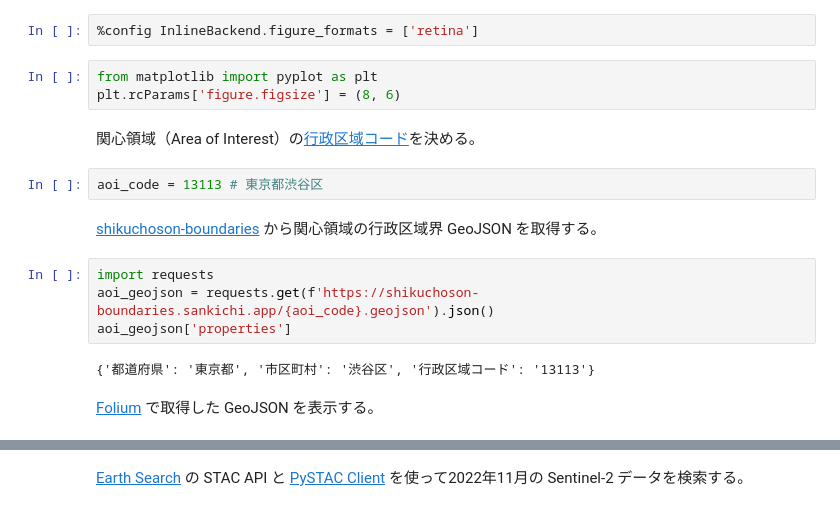
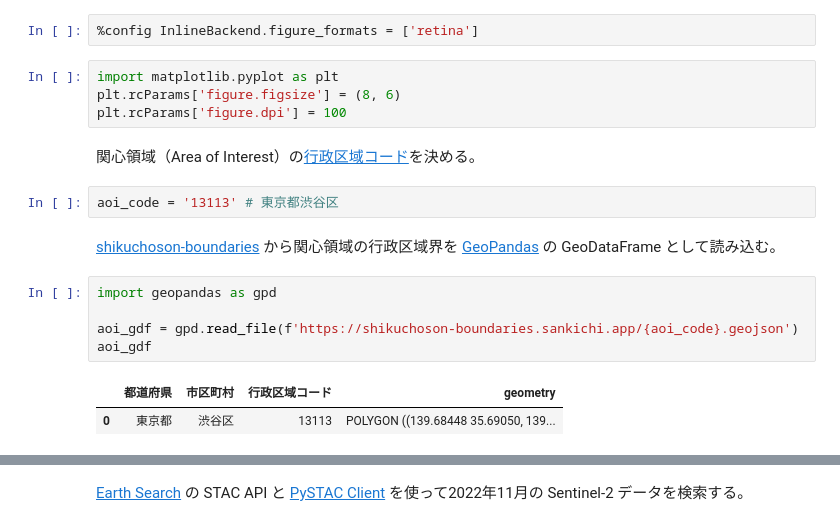
Before and after one commit to sankichi92/satelliteBook, a Jupyter notebook: notebooks/3-1-data_access.ipynb, the cells around one changed output, grey strips where cells are left out. Saved outputs shown, nothing was run; the diff lists cells and outputs as text.

```diff
--- a/notebooks/3-1-data_access.ipynb
+++ b/notebooks/3-1-data_access.ipynb
@@ -17,19 +17,20 @@ Python 3.8.16
 # %%
 %config InlineBackend.figure_formats = ['retina']
 # %%
-from matplotlib import pyplot as plt
+import matplotlib.pyplot as plt
 plt.rcParams['figure.figsize'] = (8, 6)
+plt.rcParams['figure.dpi'] = 100
 # %% [markdown]
 関心領域（Area of Interest）の[行政区域コード](https://www.soumu.go.jp/denshijiti/code.html)を決める。
 # %%
-aoi_code = 13113 # 東京都渋谷区
+aoi_code = '13113' # 東京都渋谷区
 # %% [markdown]
-[shikuchoson-boundaries](https://github.com/sankichi92/shikuchoson-boundaries) から関心領域の行政区域界 GeoJSON を取得する。
+[shikuchoson-boundaries](https://github.com/sankichi92/shikuchoson-boundaries) から関心領域の行政区域界を [GeoPandas](https://geopandas.org/) の GeoDataFrame として読み込む。
 # %%
-import requests
-aoi_geojson = requests.get(f'https://shikuchoson-boundaries.sankichi.app/{aoi_code}.geojson').json()
-aoi_geojson['properties']
+import geopandas as gpd
+
+aoi_gdf = gpd.read_file(f'https://shikuchoson-boundaries.sankichi.app/{aoi_code}.geojson')
+aoi_gdf
 # %% [output]
-{'都道府県': '東京都', '市区町村': '渋谷区', '行政区域コード': '13113'}
+|  | 都道府県 | 市区町村 | 行政区域コード | geometry |
+| 0 | 東京都 | 渋谷区 | 13113 | POLYGON ((139.68448 35.69050, 139... |
-# %% [markdown]
-[Folium](https://python-visualization.github.io/folium/) で取得した GeoJSON を表示する。
```
Also changed, not shown: parts of 21 cells of this notebook.
